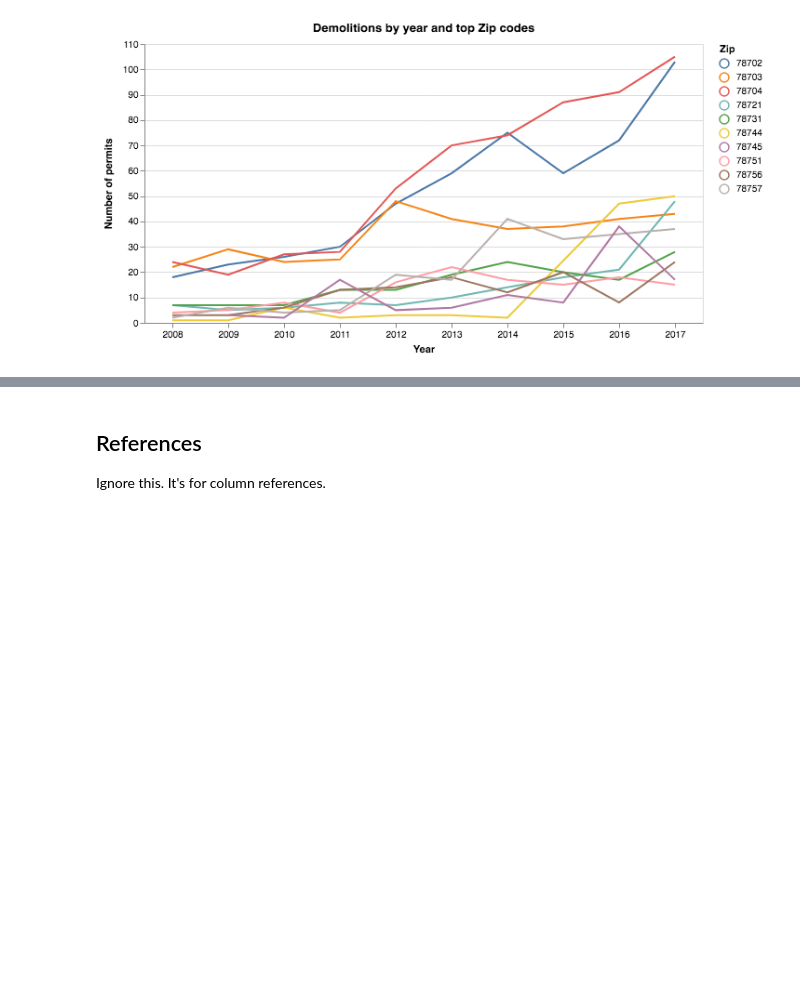
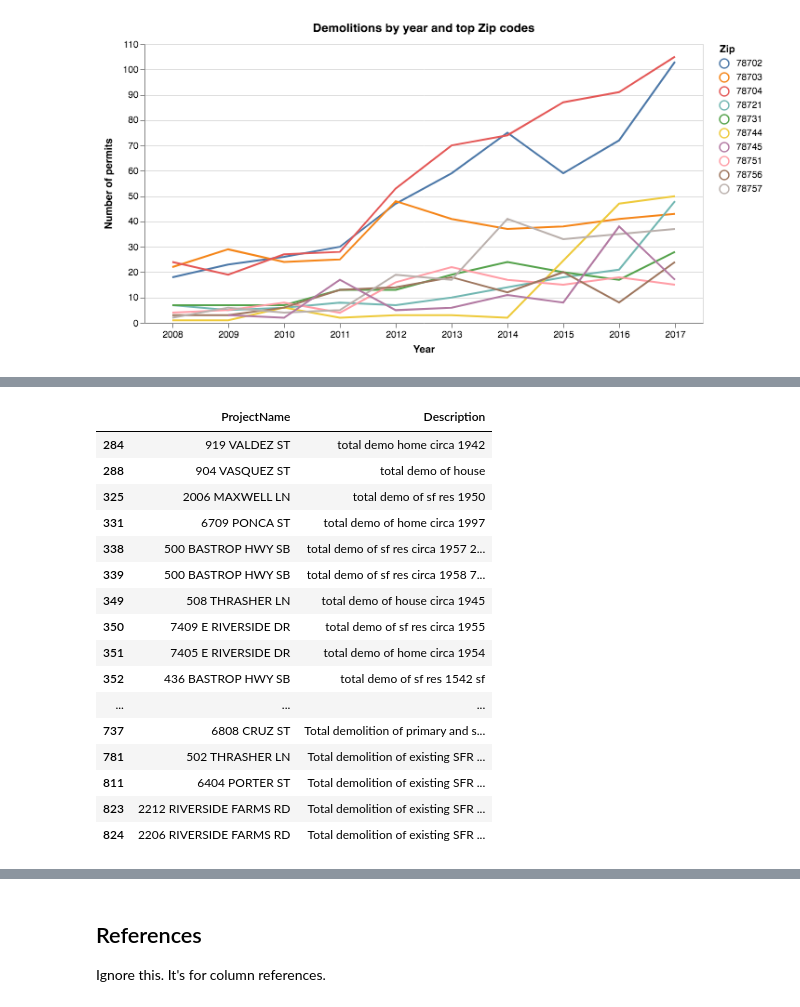
Before and after one commit to swkasica/demolitions, a Jupyter notebook: notebooks/02_Analysis_Full_demos.ipynb, the cells around one changed output, grey strips where cells are left out. Cells and saved outputs as stored; diff of their text form; code cells hidden in the pictures; blank space fills up the shorter version.

```diff
--- a/notebooks/02_Analysis_Full_demos.ipynb
+++ b/notebooks/02_Analysis_Full_demos.ipynb
@@ -256,0 +318,28 @@ permits_78744[['Description']].head(30)
+# %%
+# look at the descriptions of these homes
+permits_78741 = demolitions[demolitions['OriginalZip'] == '78741']
+
+# export all 78741 permist to csv to use later for a map
+permits_78741.to_csv('../data-processed/permits_78741.csv')
+
+# filter to 2017 to look at descriptions
+permits_78741_2017 = permits_78741[permits_78741['CalendarYearIssued'] == '2017']
+permits_78741_2017[['ProjectName', 'Description']].head(30)
+# %% [output]
+|  | ProjectName | Description |
+| 284 | 919 VALDEZ ST | total demo home circa 1942 |
+| 288 | 904 VASQUEZ ST | total demo of house |
+| 325 | 2006 MAXWELL LN | total demo of sf res 1950 |
+| 331 | 6709 PONCA ST | total demo of home circa 1997 |
+| 338 | 500 BASTROP HWY SB | total demo of sf res circa 1957 2... |
+| 339 | 500 BASTROP HWY SB | total demo of sf res circa 1958 7... |
+| 349 | 508 THRASHER LN | total demo of house circa 1945 |
+| 350 | 7409 E RIVERSIDE DR | total demo of sf res circa 1955 |
+| 351 | 7405 E RIVERSIDE DR | total demo of home circa 1954 |
+| 352 | 436 BASTROP HWY SB | total demo of sf res 1542 sf |
+| ... | ... | ... |
+| 737 | 6808 CRUZ ST | Total demolition of primary and s... |
+| 781 | 502 THRASHER LN | Total demolition of existing SFR ... |
+| 811 | 6404 PORTER ST | Total demolition of existing SFR ... |
+| 823 | 2212 RIVERSIDE FARMS RD | Total demolition of existing SFR ... |
+| 824 | 2206 RIVERSIDE FARMS RD | Total demolition of existing SFR ... |
```
Also changed, not shown: parts of 14 cells of this notebook, 3 other files.
